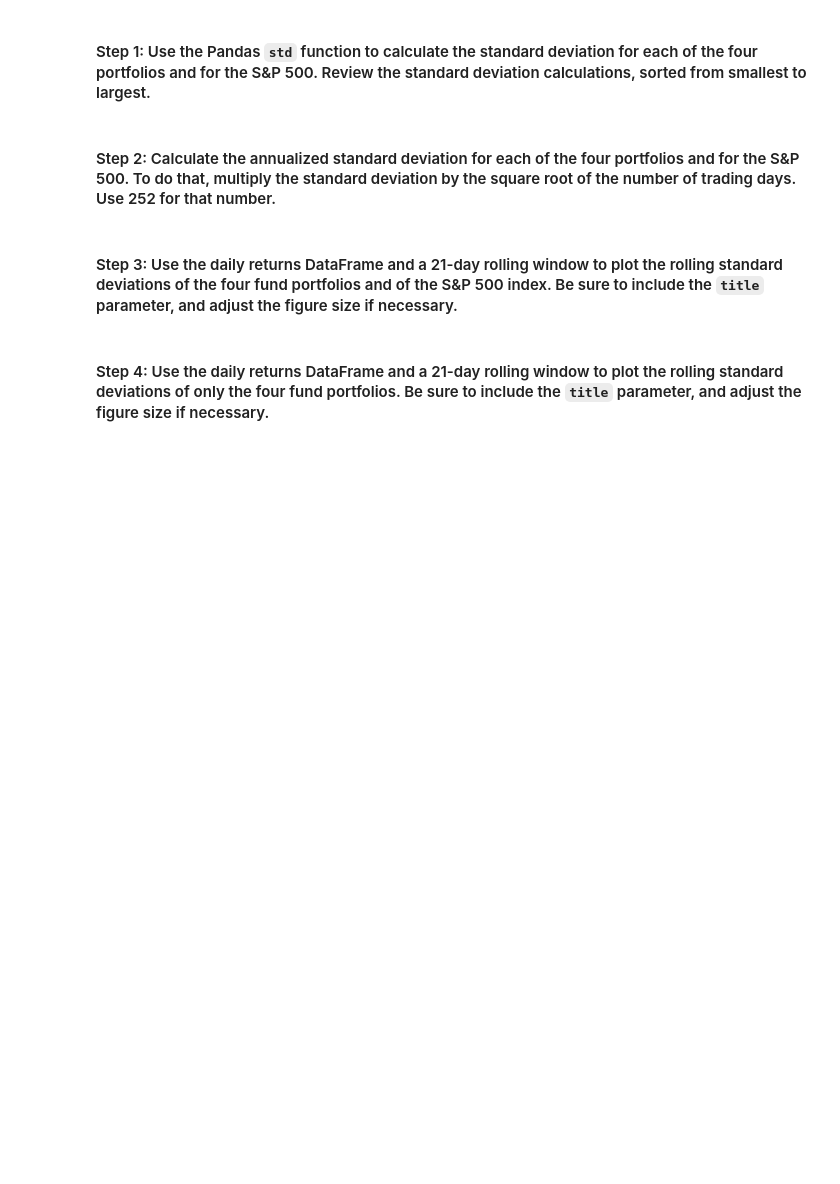
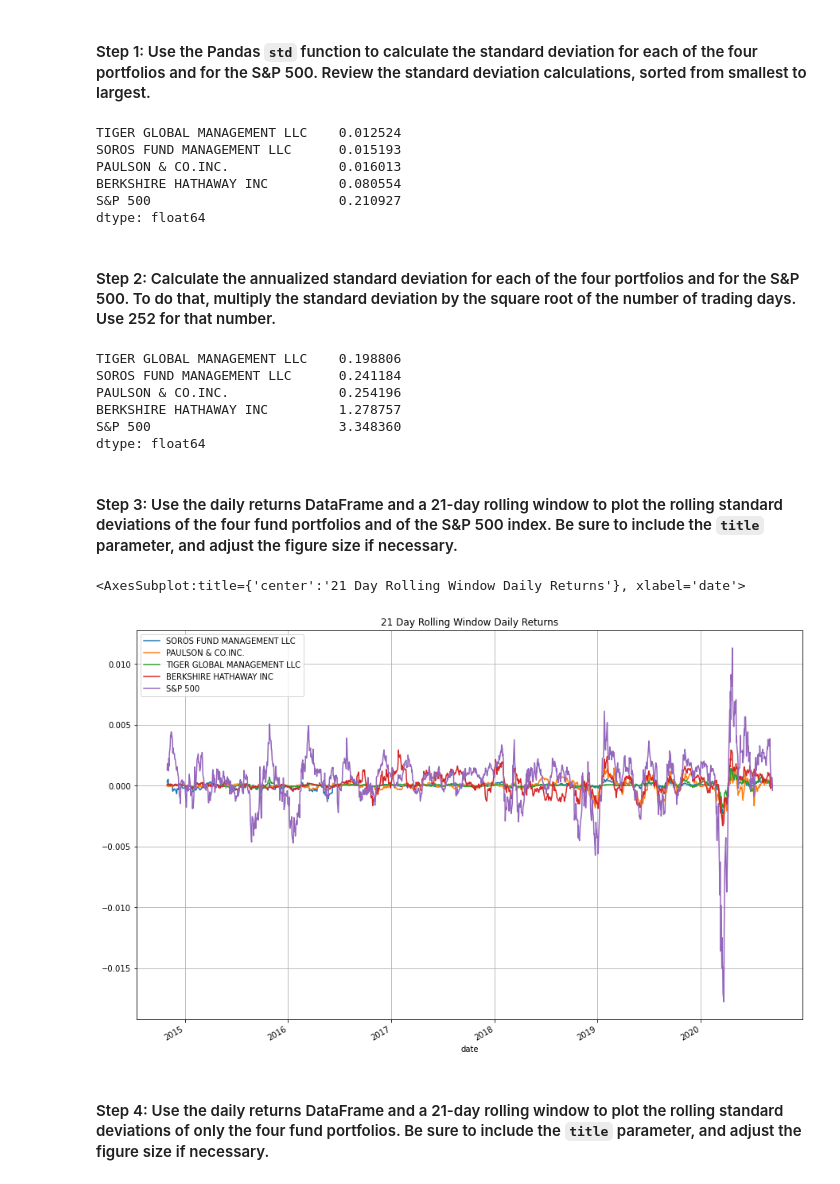
Before and after one commit to j-w-code/Module_4_Challenge-, a Jupyter notebook: Starter_Code_04/risk_return_analysis.ipynb, the cells around one changed output. Drawn from its saved outputs; the diff is of its cells as text; code cells hidden in the pictures; blank space fills up the shorter version.

```diff
--- a/Starter_Code_04/risk_return_analysis.ipynb
+++ b/Starter_Code_04/risk_return_analysis.ipynb
@@ -255,20 +263,45 @@ Evaluate the risk profile of each portfolio by using the standard deviation and
 # %%
 # Calculate and sort the standard deviation for all 4 portfolios and the S&P 500
 # Review the standard deviations sorted smallest to largest
-# YOUR CODE HERE
+std_dev_cum = cum_returns.std().sort_values()
+
+std_dev_cum
+# %% [output]
+TIGER GLOBAL MANAGEMENT LLC    0.012524
+SOROS FUND MANAGEMENT LLC      0.015193
+PAULSON & CO.INC.              0.016013
+BERKSHIRE HATHAWAY INC         0.080554
+S&P 500                        0.210927
+dtype: float64
 # %% [markdown]
 #### Step 2: Calculate the annualized standard deviation for each of the four portfolios and for the S&P 500. To do that, multiply the standard deviation by the square root of the number of trading days. Use 252 for that number.
 # %%
 # Calculate and sort the annualized standard deviation (252 trading days) of the 4 portfolios and the S&P 500
 # Review the annual standard deviations smallest to largest
-# YOUR CODE HERE
+trading_days = 252
+
+anno_std = cum_returns.std() * np.sqrt(trading_days)
+
+anno_std.sort_values()
+# %% [output]
+TIGER GLOBAL MANAGEMENT LLC    0.198806
+SOROS FUND MANAGEMENT LLC      0.241184
+PAULSON & CO.INC.              0.254196
+BERKSHIRE HATHAWAY INC         1.278757
+S&P 500                        3.348360
+dtype: float64
 # %% [markdown]
 #### Step 3: Use the daily returns DataFrame and a 21-day rolling window to plot the rolling standard deviations of the four fund portfolios and of the S&P 500 index. Be sure to include the `title` parameter, and adjust the figure size if necessary.
 # %%
 # Using the daily returns DataFrame and a 21-day rolling window,
 # plot the rolling standard deviation of the 4 portfolios and the S&P 500
 # Include a title parameter and adjust the figure size
-# YOUR CODE HERE
+daily_21_df = daily_returns_df.rolling(window=21).mean()
+# %%
+daily_21_df.plot(figsize=(15,10), title="21 Day Rolling Window Daily Returns", grid=True)
+# %% [output]
+<AxesSubplot:title={'center':'21 Day Rolling Window Daily Returns'}, xlabel='date'>
+[figure, added]
 # %% [markdown]
 #### Step 4: Use the daily returns DataFrame and a 21-day rolling window to plot the rolling standard deviations of only the four fund portfolios. Be sure to include the `title` parameter, and adjust the figure size if necessary.
 # %%
```
Also changed, not shown: parts of 14 cells of this notebook.
